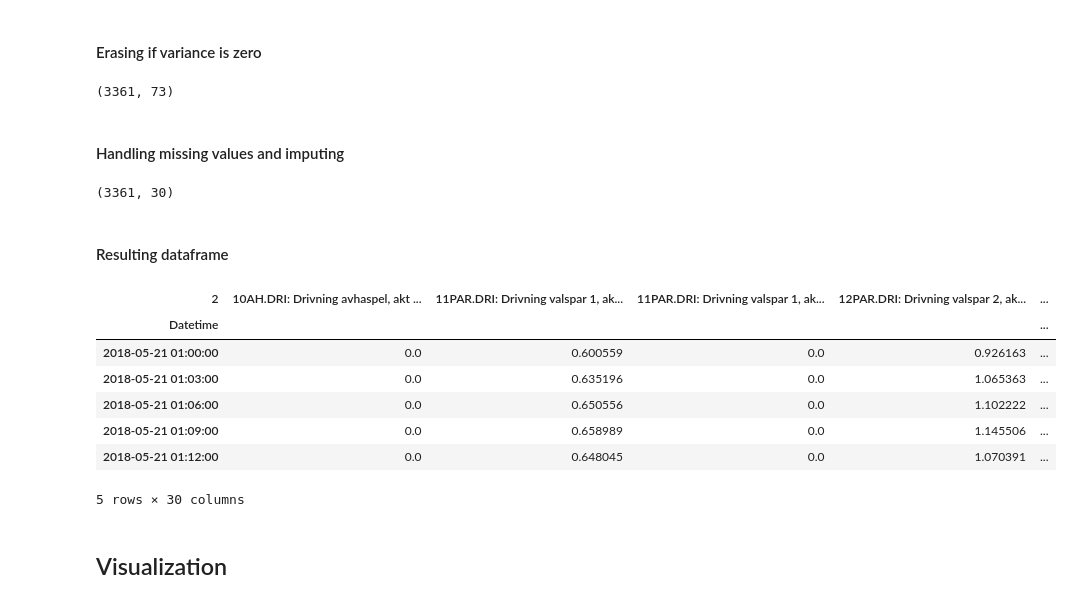
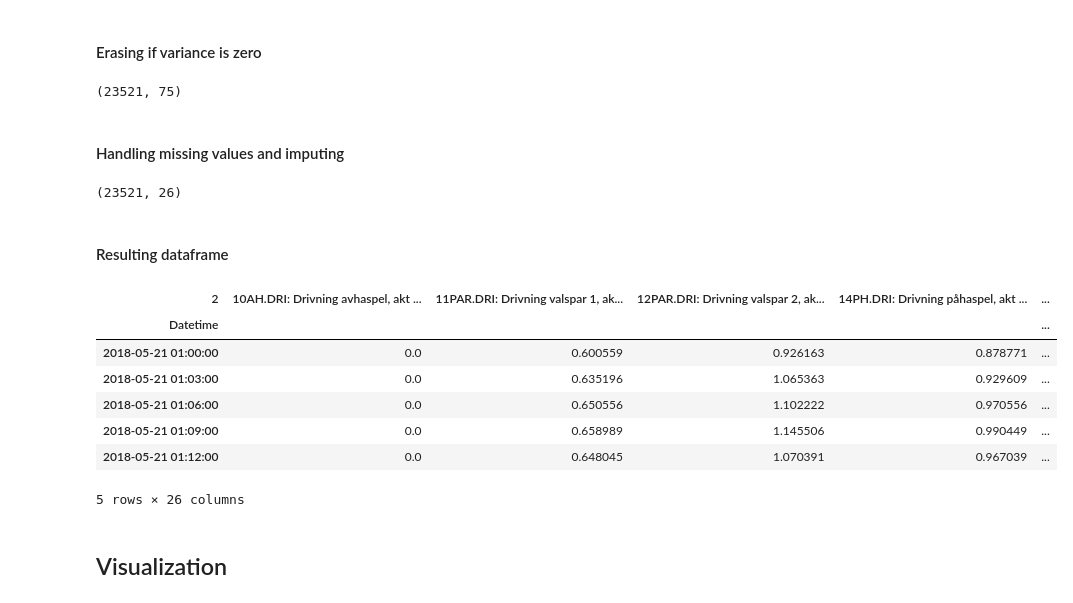
Before and after one commit to Emil207/Multivariate-anomaly-detection, a Jupyter notebook: Code/MAD/Sandvik.ipynb, the cells around one changed output. Cells and saved outputs as stored; diff of their text form; code cells hidden in the pictures.

```diff
--- a/Code/MAD/Sandvik.ipynb
+++ b/Code/MAD/Sandvik.ipynb
@@ -69,43 +78,43 @@ arkivb_grouped_df.shape
 #### Erasing if variance is zero
 # %%
 # Drop columns with zero variance (constant)
-cols_without_variance = [col for col in grouped_df.columns if (grouped_df[col].var() == 0)]
-variance_df = grouped_df.drop(cols_without_variance, axis=1)
+cols_without_variance = [col for col in arkivb_grouped_df.columns if (arkivb_grouped_df[col].var() == 0)]
+arkivb_variance_df = arkivb_grouped_df.drop(cols_without_variance, axis=1)
 
 # Resulting shape
-variance_df.shape
+arkivb_variance_df.shape
 # %% [output]
-(3361, 73)
+(23521, 75)
 # %% [markdown]
 #### Handling missing values and imputing
 # %%
-# Specify acceptence percent of missing data
-cut_off = 0.8
+# Specify acceptance percent of missing data
+cut_off = 0.75
 
 # Drop columns with missing data
-missing_df = variance_df.dropna(thresh = cut_off*len(variance_df.index), axis = 1)
+arkivb_missing_df = arkivb_variance_df.dropna(thresh = cut_off*len(arkivb_variance_df.index), axis = 1)
 
 # Impute missing values with linear function
-imputed_df = missing_df.interpolate(axis=0)
+arkivb_imputed_df = arkivb_missing_df.interpolate(axis=0)
 
 # Resulting shape
-missing_df.shape
+arkivb_missing_df.shape
 # %% [output]
-(3361, 30)
+(23521, 26)
 # %% [markdown]
 #### Resulting dataframe
-# %%
-df = imputed_df
-df.head()
-# %% [output]
-| 2 | 10AH.DRI: Drivning avhaspel, akt ... | 11PAR.DRI: Drivning valspar 1, ak... | 11PAR.DRI: Drivning valspar 1, ak... | 12PAR.DRI: Drivning valspar 2, ak... | ... |
-| Datetime |  |  |  |  | ... |
-| 2018-05-21 01:00:00 | 0.0 | 0.600559 | 0.0 | 0.926163 | ... |
-| 2018-05-21 01:03:00 | 0.0 | 0.635196 | 0.0 | 1.065363 | ... |
-| 2018-05-21 01:06:00 | 0.0 | 0.650556 | 0.0 | 1.102222 | ... |
-| 2018-05-21 01:09:00 | 0.0 | 0.658989 | 0.0 | 1.145506 | ... |
-| 2018-05-21 01:12:00 | 0.0 | 0.648045 | 0.0 | 1.070391 | ... |
-5 rows × 30 columns
+# %%
+arkivb_df = arkivb_imputed_df
+arkivb_df.head()
+# %% [output]
+| 2 | 10AH.DRI: Drivning avhaspel, akt ... | 11PAR.DRI: Drivning valspar 1, ak... | 12PAR.DRI: Drivning valspar 2, ak... | 14PH.DRI: Drivning påhaspel, akt ... | ... |
+| Datetime |  |  |  |  | ... |
+| 2018-05-21 01:00:00 | 0.0 | 0.600559 | 0.926163 | 0.878771 | ... |
+| 2018-05-21 01:03:00 | 0.0 | 0.635196 | 1.065363 | 0.929609 | ... |
+| 2018-05-21 01:06:00 | 0.0 | 0.650556 | 1.102222 | 0.970556 | ... |
+| 2018-05-21 01:09:00 | 0.0 | 0.658989 | 1.145506 | 0.990449 | ... |
+| 2018-05-21 01:12:00 | 0.0 | 0.648045 | 1.070391 | 0.967039 | ... |
+5 rows × 26 columns
 # %% [markdown]
 ## Visualization
 # %%
```
Also changed, not shown: parts of 9 cells of this notebook, 4 other files.
